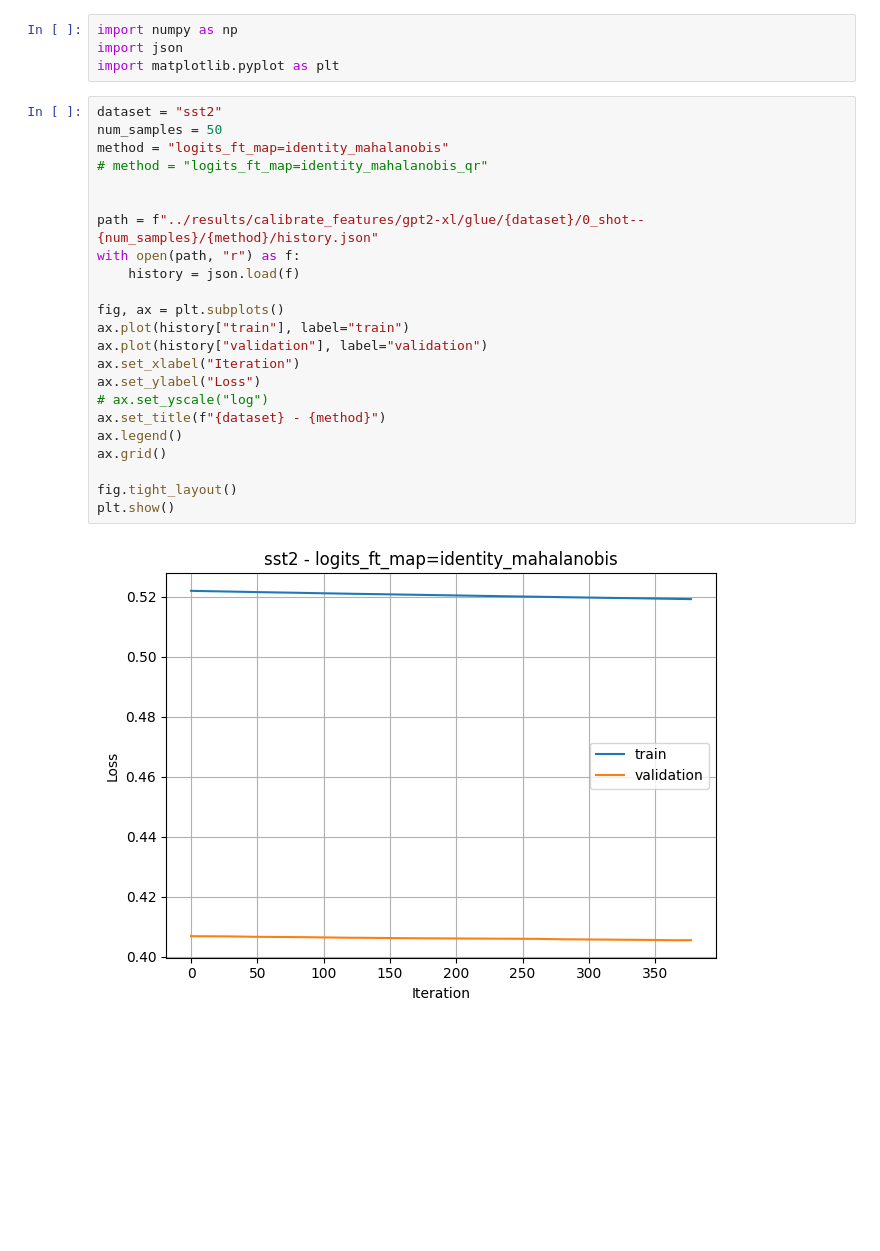
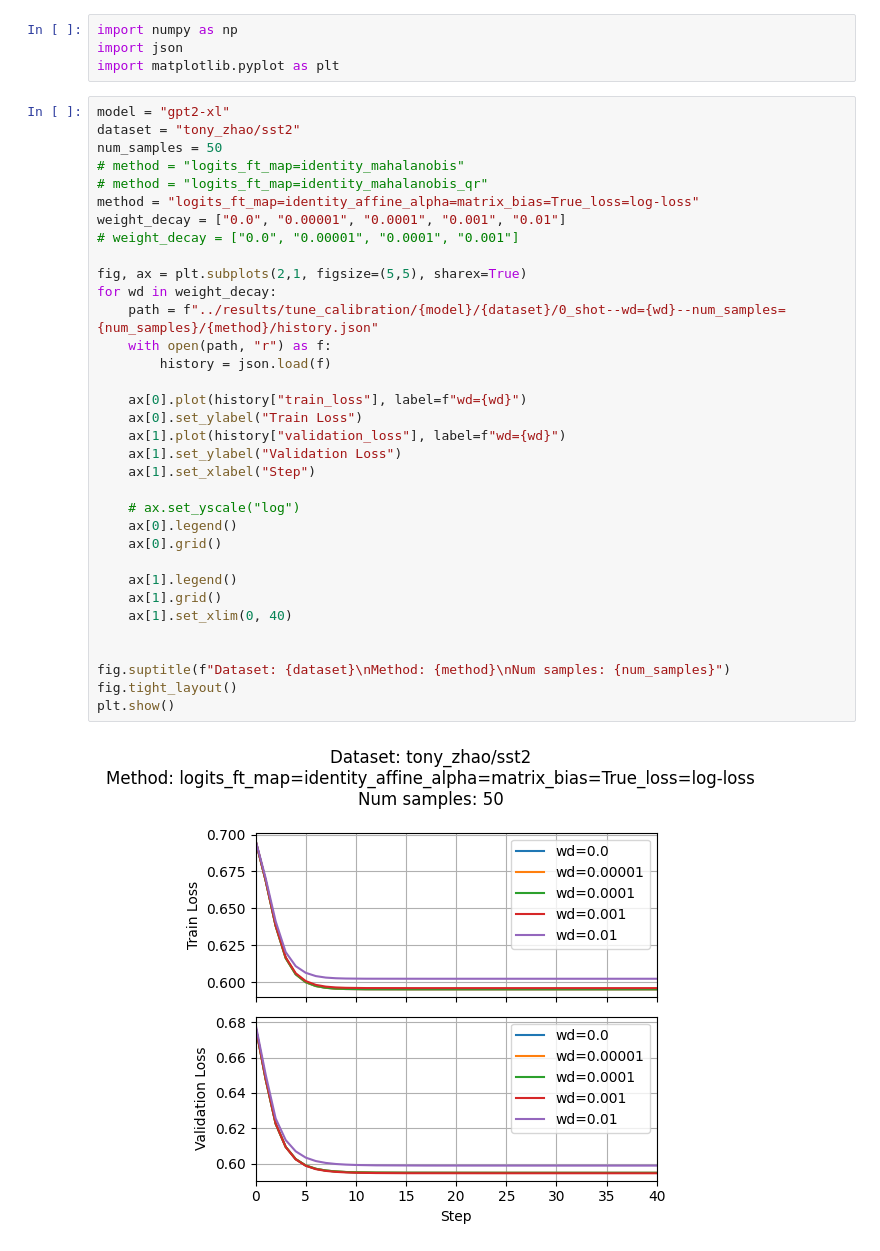
Before and after one commit to LautaroEst/llmcal, a Jupyter notebook: notebooks/training_curves.ipynb, the cells around one changed output. Saved outputs shown, nothing was run; the diff lists cells and outputs as text; blank space fills up the shorter version.

Commit message:
tuning affine calibration

```diff
--- a/notebooks/training_curves.ipynb
+++ b/notebooks/training_curves.ipynb
@@ -3,27 +3,38 @@ import numpy as np
 import json
 import matplotlib.pyplot as plt
 # %%
-dataset = "sst2"
+model = "gpt2-xl"
+dataset = "tony_zhao/sst2"
 num_samples = 50
-method = "logits_ft_map=identity_mahalanobis"
+# method = "logits_ft_map=identity_mahalanobis"
 # method = "logits_ft_map=identity_mahalanobis_qr"
+method = "logits_ft_map=identity_affine_alpha=matrix_bias=True_loss=log-loss"
+weight_decay = ["0.0", "0.00001", "0.0001", "0.001", "0.01"]
+# weight_decay = ["0.0", "0.00001", "0.0001", "0.001"]
+
+fig, ax = plt.subplots(2,1, figsize=(5,5), sharex=True)
+for wd in weight_decay:
+    path = f"../results/tune_calibration/{model}/{dataset}/0_shot--wd={wd}--num_samples={num_samples}/{method}/history.json"
+    with open(path, "r") as f:
+        history = json.load(f)
+
+    ax[0].plot(history["train_loss"], label=f"wd={wd}")
+    ax[0].set_ylabel("Train Loss")
+    ax[1].plot(history["validation_loss"], label=f"wd={wd}")
+    ax[1].set_ylabel("Validation Loss")
+    ax[1].set_xlabel("Step")
+
+    # ax.set_yscale("log")
+    ax[0].legend()
+    ax[0].grid()
+
+    ax[1].legend()
+    ax[1].grid()
+    ax[1].set_xlim(0, 40)
 
 
-path = f"../results/calibrate_features/gpt2-xl/glue/{dataset}/0_shot--{num_samples}/{method}/history.json"
-with open(path, "r") as f:
-    history = json.load(f)
-
-fig, ax = plt.subplots()
-ax.plot(history["train"], label="train")
-ax.plot(history["validation"], label="validation")
-ax.set_xlabel("Iteration")
-ax.set_ylabel("Loss")
-# ax.set_yscale("log")
-ax.set_title(f"{dataset} - {method}")
-ax.legend()
-ax.grid()
-
+fig.suptitle(f"Dataset: {dataset}\nMethod: {method}\nNum samples: {num_samples}")
 fig.tight_layout()
 plt.show()
 # %% [output]
-[figure, old version]
+[figure, new version]
```
Also changed, not shown: 3 other files.
